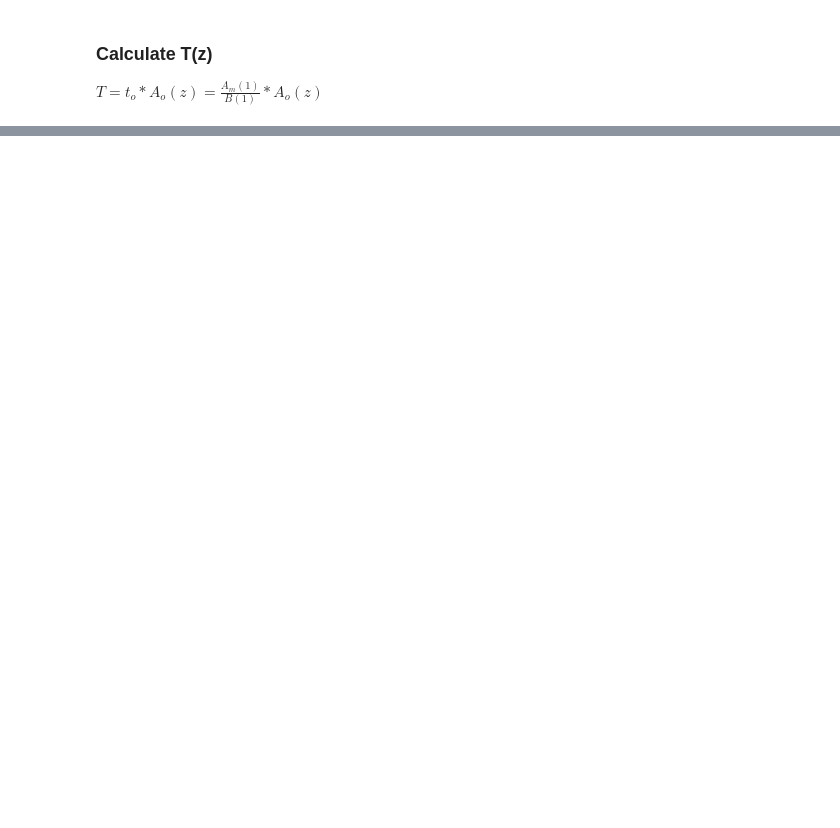
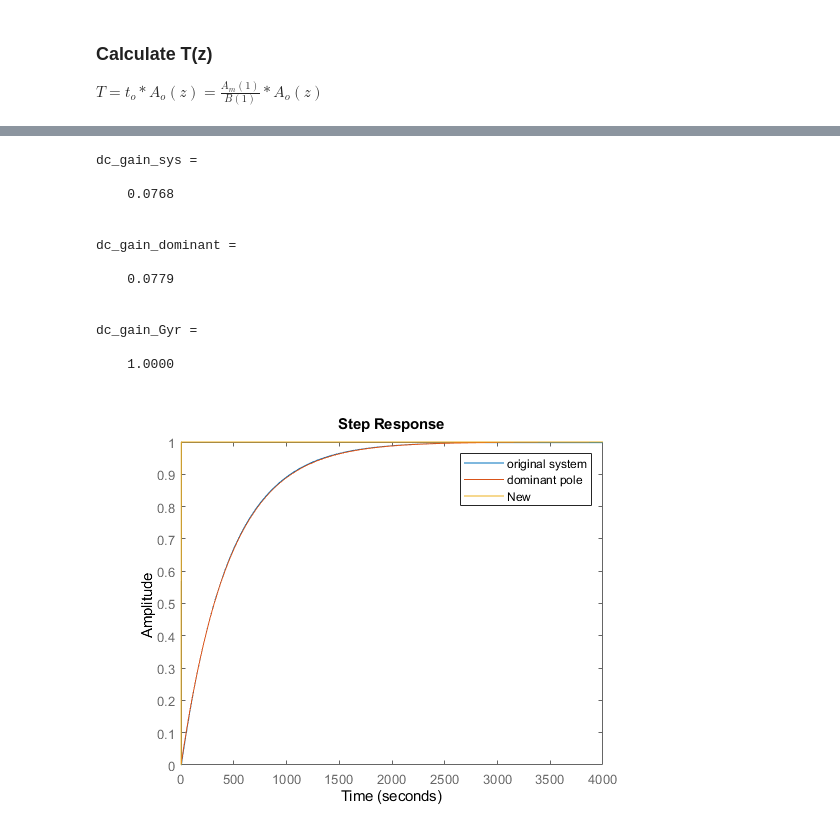
Before and after one commit to JeremyKTH/Gearbox-Oil-Conditioning-System, a Jupyter notebook: SI_2.ipynb, the cells around one changed output, grey strips where cells are left out. Saved outputs shown, nothing was run; the diff lists cells and outputs as text; code cells hidden in the pictures; blank space fills up the shorter version.

```diff
--- a/SI_2.ipynb
+++ b/SI_2.ipynb
@@ -356,0 +357,22 @@ grid on;
+# %%
+dc_gain_sys = dcgain(sys)
+dc_gain_dominant = dcgain(sys_dominant)
+dc_gain_Gyr = dcgain(Gyr)
+
+step(sys/dc_gain_sys, sys_dominant/dc_gain_dominant, Gyr)
+legend({'original system', 'dominant pole', 'New'})
+# %% [output]
+dc_gain_sys =
+
+    0.0768
+
+
+dc_gain_dominant =
+
+    0.0779
+
+
+dc_gain_Gyr =
+
+    1.0000
+[figure, added]
```
Also changed, not shown: parts of 6 cells of this notebook.
